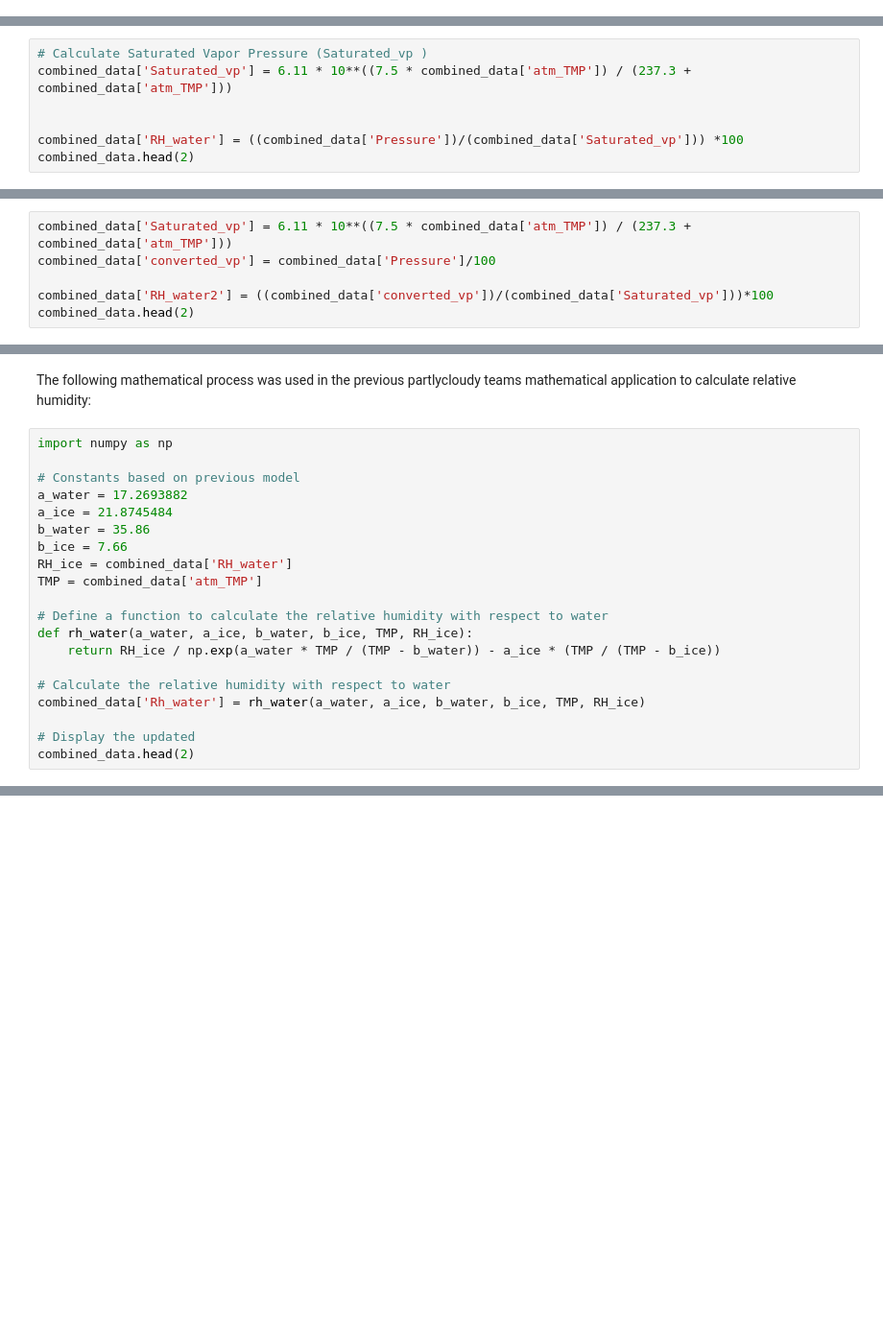
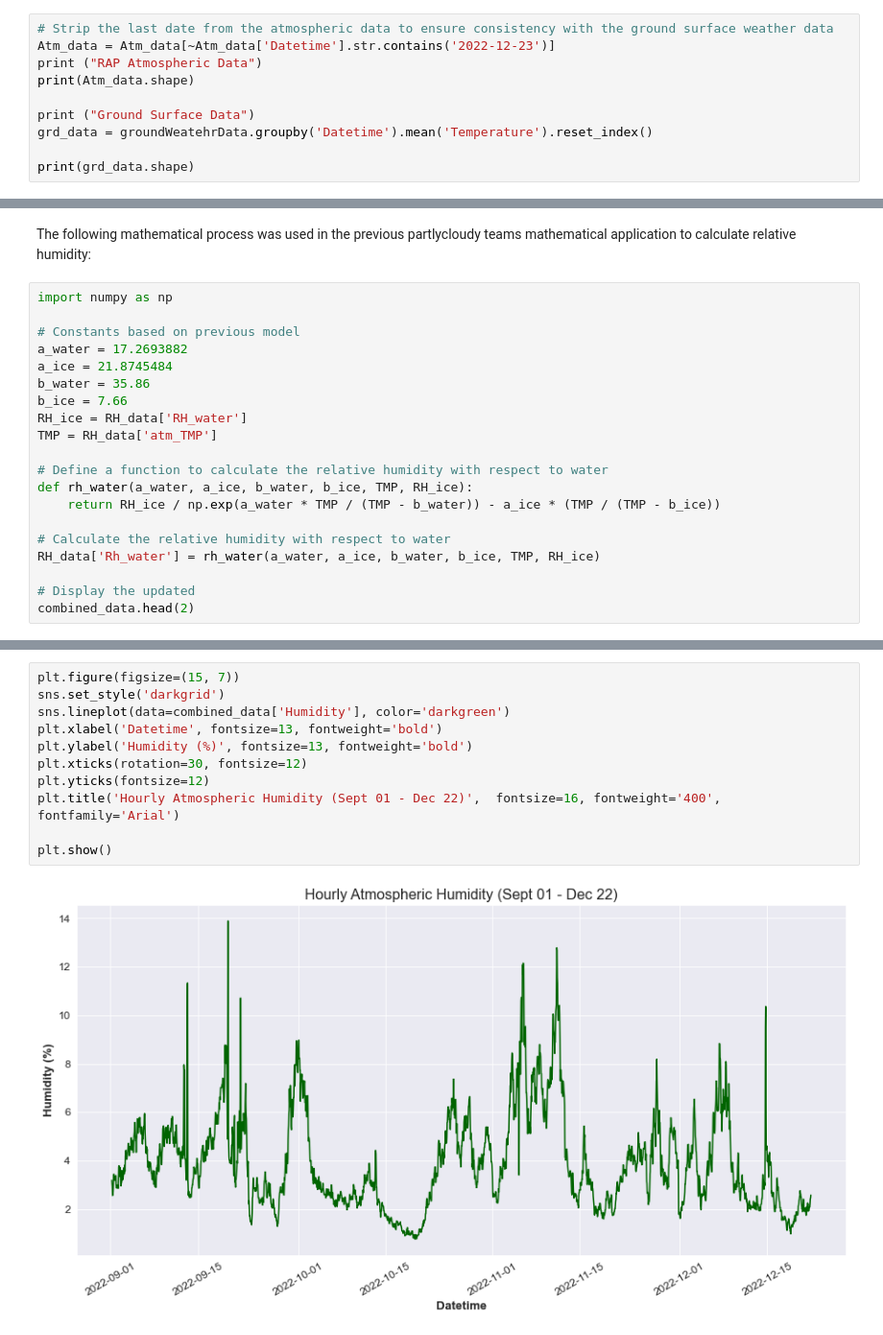
Before and after one commit to Fraolabebe/Team-SkySci-Analytics, a Jupyter notebook: Atmospheric Data Scraper/RAP Atmospheric Data Transformation.ipynb, the cells around one changed output, grey strips where cells are left out. Shown: that part at 96% size. Drawn from its saved outputs; the diff is of its cells as text; blank space fills up the shorter version.

```diff
--- a/Atmospheric Data Scraper/RAP Atmospheric Data Transformation.ipynb
+++ b/Atmospheric Data Scraper/RAP Atmospheric Data Transformation.ipynb
@@ -136,0 +126,10 @@ combined_data.tail(2)
+# %%
+# Strip the last date from the atmospheric data to ensure consistency with the ground surface weather data
+Atm_data = Atm_data[~Atm_data['Datetime'].str.contains('2022-12-23')]
+print ("RAP Atmospheric Data")
+print(Atm_data.shape)
+
+print ("Ground Surface Data")
+grd_data = groundWeatehrData.groupby('Datetime').mean('Temperature').reset_index()
+
+print(grd_data.shape)
@@ -175,7 +212,0 @@ The saturation vapor pressure (es) at a given temperature can be canculated usin
-# %%
-# Calculate Saturated Vapor Pressure (Saturated_vp )
-combined_data['Saturated_vp'] = 6.11 * 10**((7.5 * combined_data['atm_TMP']) / (237.3 + combined_data['atm_TMP']))
-
-
-combined_data['RH_water'] = ((combined_data['Pressure'])/(combined_data['Saturated_vp'])) *100
-combined_data.head(2)
@@ -193,6 +235,0 @@ print( round(max(combined_data['RH_water']),2))
-# %%
-combined_data['Saturated_vp'] = 6.11 * 10**((7.5 * combined_data['atm_TMP']) / (237.3 + combined_data['atm_TMP']))
-combined_data['converted_vp'] = combined_data['Pressure']/100
-
-combined_data['RH_water2'] = ((combined_data['converted_vp'])/(combined_data['Saturated_vp']))*100
-combined_data.head(2)
@@ -214,15 +246,15 @@ a_water = 17.2693882
 a_ice = 21.8745484
 b_water = 35.86
 b_ice = 7.66
-RH_ice = combined_data['RH_water']
-TMP = combined_data['atm_TMP']
+RH_ice = RH_data['RH_water']
+TMP = RH_data['atm_TMP']
 
 # Define a function to calculate the relative humidity with respect to water
 def rh_water(a_water, a_ice, b_water, b_ice, TMP, RH_ice):
     return RH_ice / np.exp(a_water * TMP / (TMP - b_water)) - a_ice * (TMP / (TMP - b_ice))
 
 # Calculate the relative humidity with respect to water
-combined_data['Rh_water'] = rh_water(a_water, a_ice, b_water, b_ice, TMP, RH_ice)
+RH_data['Rh_water'] = rh_water(a_water, a_ice, b_water, b_ice, TMP, RH_ice)
 
 # Display the updated
 combined_data.head(2)
@@ -355,0 +295,13 @@ plt.show()
+# %%
+plt.figure(figsize=(15, 7))
+sns.set_style('darkgrid')
+sns.lineplot(data=combined_data['Humidity'], color='darkgreen')
+plt.xlabel('Datetime', fontsize=13, fontweight='bold')
+plt.ylabel('Humidity (%)', fontsize=13, fontweight='bold')
+plt.xticks(rotation=30, fontsize=12)
+plt.yticks(fontsize=12)
+plt.title('Hourly Atmospheric Humidity (Sept 01 - Dec 22)',  fontsize=16, fontweight='400', fontfamily='Arial')
+
+plt.show()
+# %% [output]
+[figure, added]
```
Also changed, not shown: parts of 49 cells of this notebook.
